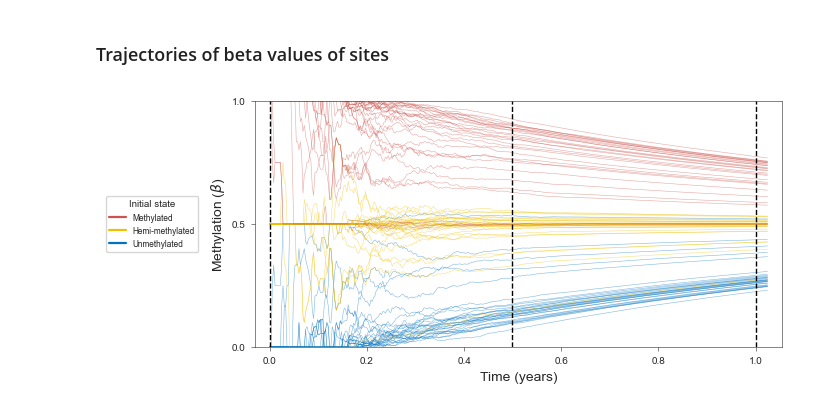
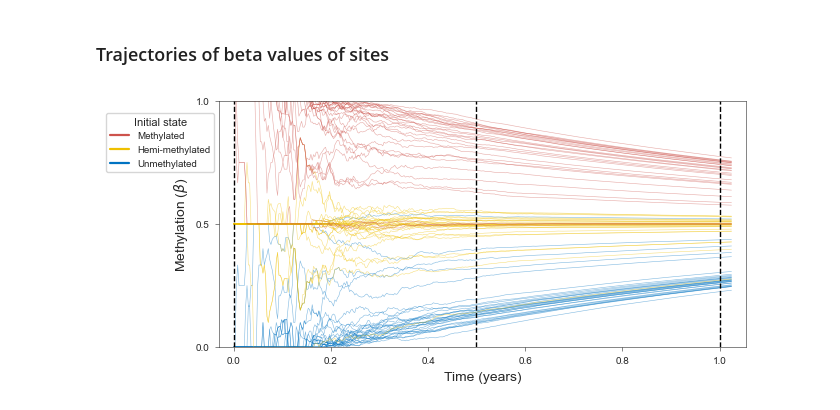
Before and after one commit to danmonyak/EpiClockNBL, a Jupyter notebook: 1. Simulation/Create Simulation Figures.ipynb, the cells around one changed output. Cells and saved outputs as stored; diff of their text form; code cells hidden in the pictures.

Commit message:
Move and enlarge initial state legend in simulation trajectory plot

```diff
--- a/1. Simulation/Create Simulation Figures.ipynb
+++ b/1. Simulation/Create Simulation Figures.ipynb
@@ -177,34 +177,34 @@ plot = sns.lineplot(ax=ax, x='Year', y='value', data=plot_data,
                    )
 
 # Move x-ticks and x-axis labels to be on top of he figure
 ax.tick_params(axis='x', which='both')
 ax.set_ylabel('Methylation ($β$)',
               fontsize=nbl_consts['labelfontsize'] * sf)
 
 # Customize figure
 xlim = (-0.03, nyears + 0.03)
 ax.set_ylim(0, 1)
 ax.set_xlim(xlim)
 ax.set_yticks([0, 0.5, 1])
 ax.tick_params(axis='both', labelsize=nbl_consts['ticksfontsize'] * sf, width=sf, length=8 * sf)
 ax.set_xlabel('Time (years)', fontsize=nbl_consts['labelfontsize'] * sf)
 # Legend on the left for the initial state of each group of CpGs
 # Listed from top to bottom in the order of their initial beta values
 initial_state_labels = ['Unmethylated', 'Hemi-methylated', 'Methylated']
 legend_handles = [
     Line2D([0], [0], color=color, linewidth=4 * sf, label=label)
     for label, color in zip(initial_state_labels[::-1], color_list[::-1])
 ]
 ax.legend(handles=legend_handles, title='Initial state',
-          loc='center right', bbox_to_anchor=(-0.1, 0.5),
-          fontsize=0.6 * nbl_consts['labelfontsize'] * sf,
-          title_fontsize=0.7 * nbl_consts['labelfontsize'] * sf)
+          loc='center right', bbox_to_anchor=(-0.00, 0.83),
+          fontsize=0.7 * nbl_consts['labelfontsize'] * sf,
+          title_fontsize=0.8 * nbl_consts['labelfontsize'] * sf)
 
 # Add vertical lines at time checkpoints
 for t in time_checkpoints:
     ax.axvline(x = t / 365, linestyle='dashed', color='black', linewidth=2.5 * sf)
 
 # Save figure
 fig.savefig(os.path.join(figure_outdir, 'simulation_300_sites_split.svg'), format='svg', pad_inches=0.1)
 # %% [output]
-[figure, old version]
+[figure, new version]
```
